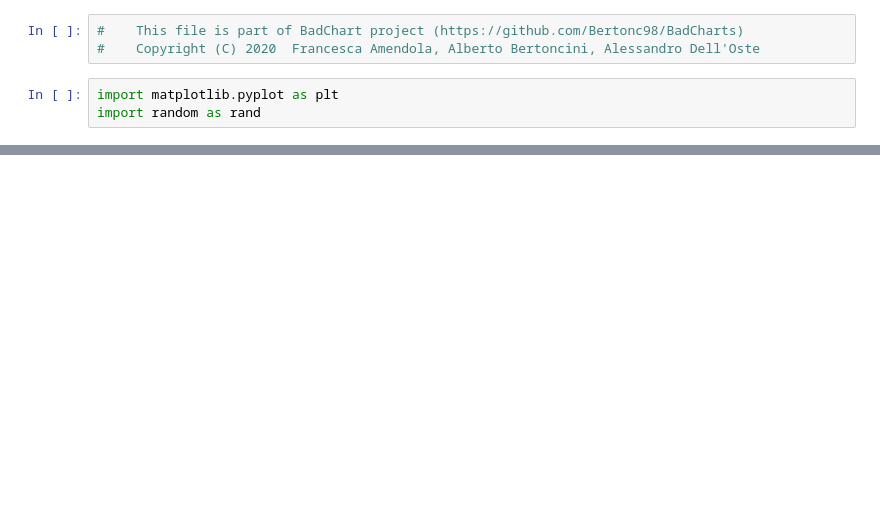
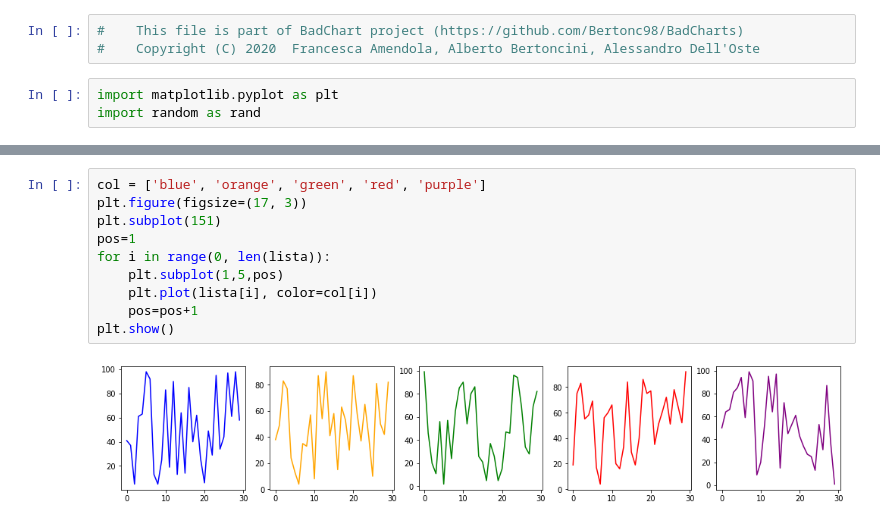
Before and after one commit to Bertonc98/BadCharts, a Jupyter notebook: TooInfos.ipynb, the cells around one changed output, grey strips where cells are left out. Cells and saved outputs as stored; diff of their text form; blank space fills up the shorter version.

```diff
--- a/TooInfos.ipynb
+++ b/TooInfos.ipynb
@@ -29,0 +30,12 @@ plt.show()
+# %%
+col = ['blue', 'orange', 'green', 'red', 'purple']
+plt.figure(figsize=(17, 3))
+plt.subplot(151)
+pos=1
+for i in range(0, len(lista)):
+    plt.subplot(1,5,pos)
+    plt.plot(lista[i], color=col[i])
+    pos=pos+1
+plt.show()
+# %% [output]
+[figure, added]
```
Also changed, not shown: parts of 2 cells of this notebook.
